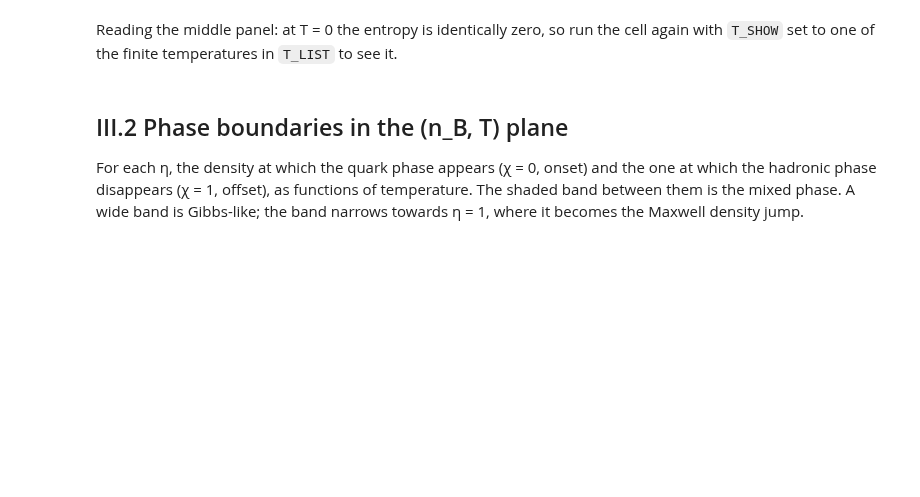
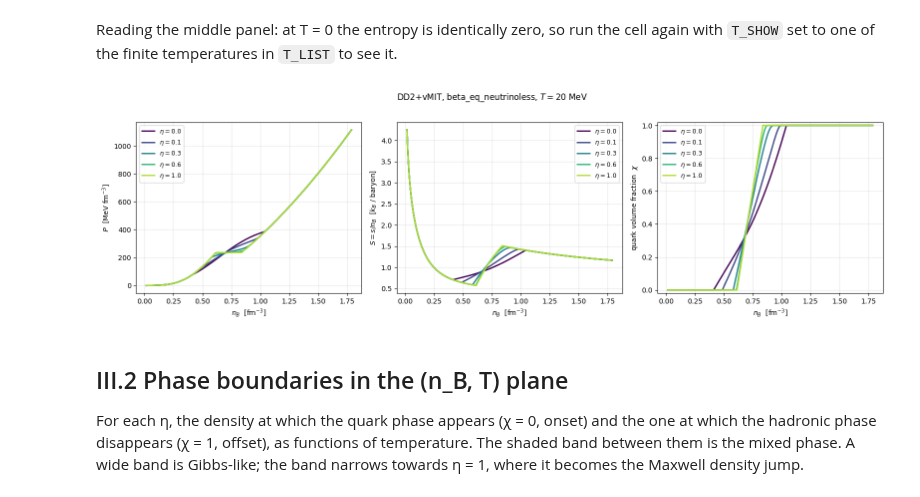
Before and after one commit to guerrinimirco/eos, a Jupyter notebook: notebooks/DD2vMIT_general1oPT.ipynb, the cells around one changed output. Saved outputs shown, nothing was run; the diff lists cells and outputs as text; code cells hidden in the pictures; blank space fills up the shorter version.

```diff
--- a/notebooks/DD2vMIT_general1oPT.ipynb
+++ b/notebooks/DD2vMIT_general1oPT.ipynb
@@ -322,26 +481,28 @@ again with `T_SHOW` set to one of the finite temperatures in `T_LIST` to see it.
 # %%
 T_SHOW_HOT = 20.0
 
 fig, axes = plt.subplots(1, 3, figsize=(16, 4.6))
 for eta in sorted(loaded):
-    d = at_temperature(loaded[eta], T_SHOW_HOT)
-    if not len(d["n_B"]):
+    d = full_eos(eta, T_SHOW_HOT)
+    if not d:
         continue
     c = COLOR_OF[eta]
     axes[0].plot(d["n_B"], d["P"], "-", lw=2, color=c, label=rf"$\eta={eta}$")
     axes[1].plot(d["n_B"], d["S_per_B"], "-", lw=2, color=c, label=rf"$\eta={eta}$")
     axes[2].plot(d["n_B"], d["chi"], "-", lw=2, color=c, label=rf"$\eta={eta}$")
 axes[0].set_ylabel(r"$P$  [MeV fm$^{-3}$]")
 axes[1].set_ylabel(r"$S = s/n_B$  [$k_B$ / baryon]")
 axes[2].set_ylabel(r"quark volume fraction  $\chi$")
 axes[2].set_ylim(-0.02, 1.02)
 for ax in axes:
     ax.set_xlabel(r"$n_B$  [fm$^{-3}$]")
     ax.grid(alpha=0.3)
     ax.legend(fontsize=9)
 fig.suptitle(rf"DD2+vMIT, {MODE}, $T = {T_SHOW_HOT:g}$ MeV", y=1.02)
 fig.tight_layout()
 plt.show()
+# %% [output]
+[figure, added]
 # %% [markdown]
 ## III.2 Phase boundaries in the (n_B, T) plane
 
```
Also changed, not shown: parts of 17 cells of this notebook, 6 other files.
